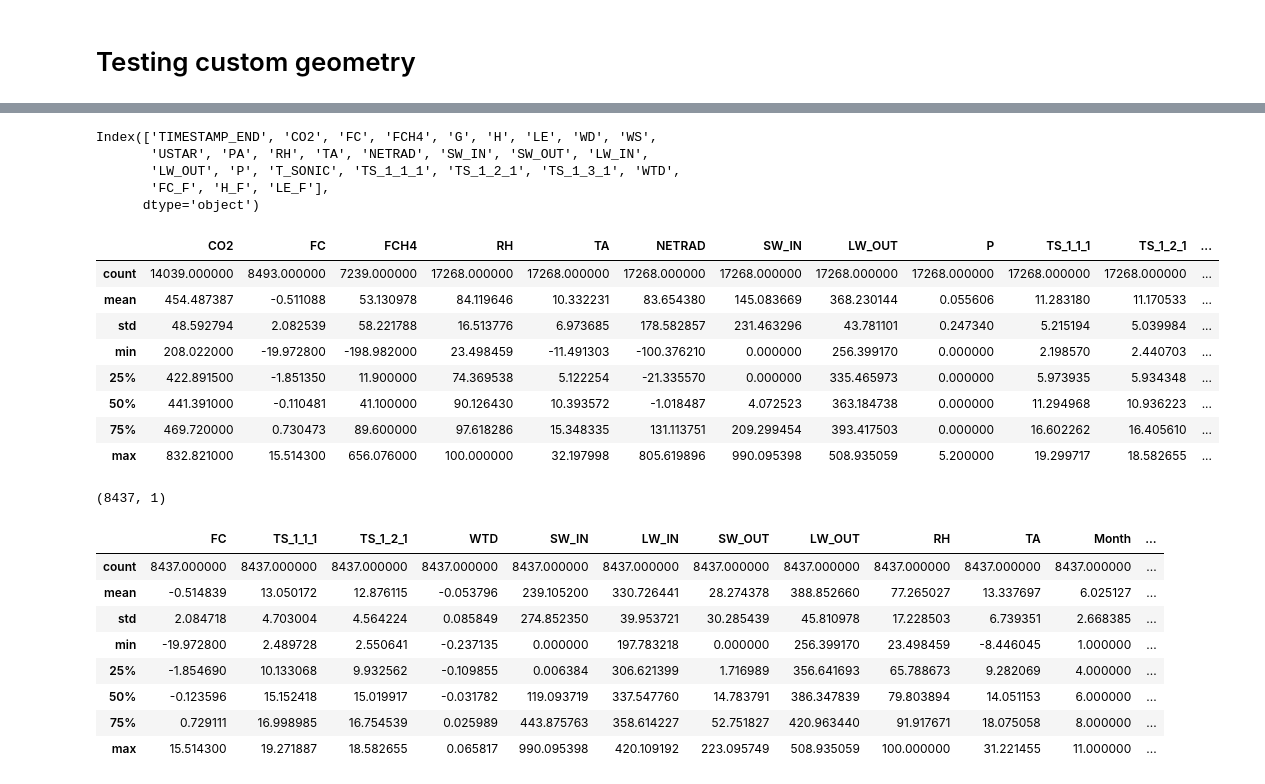
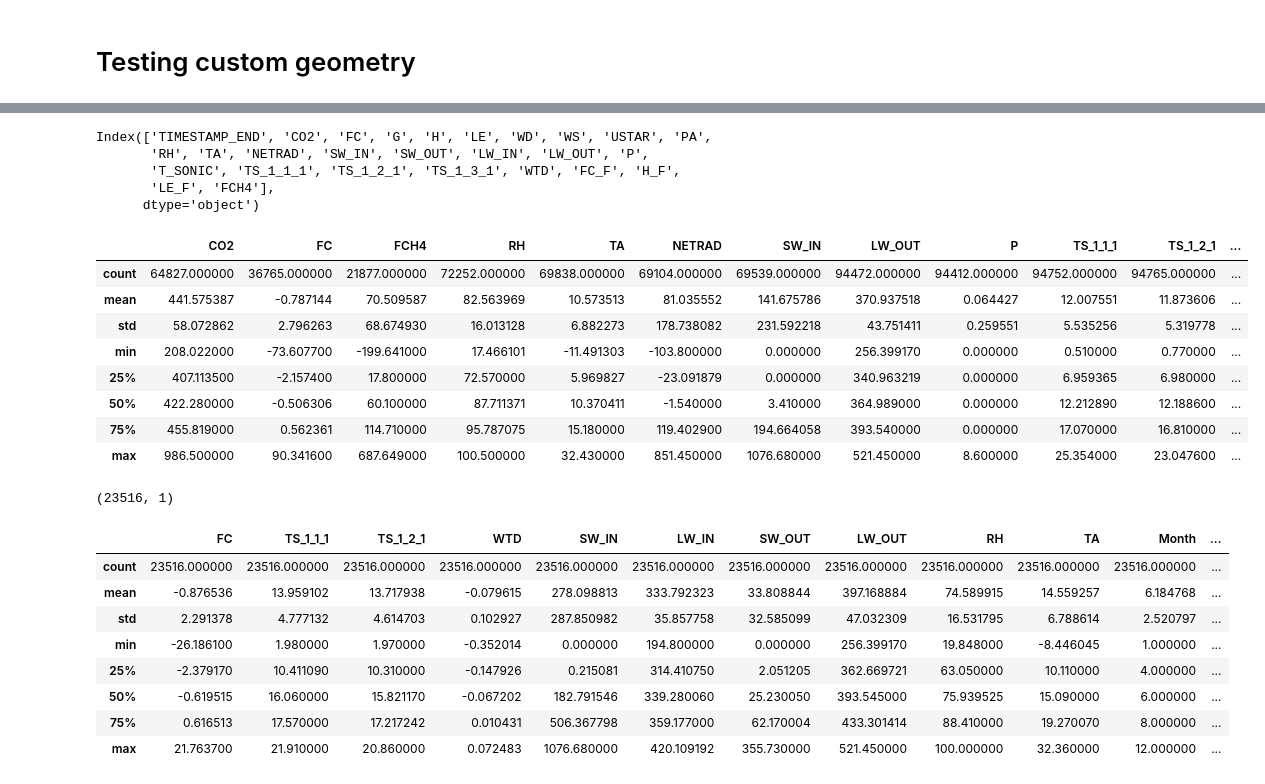
Before and after one commit to June-Skeeter/ML_Scripts, a Jupyter notebook: NN_Custom_Geometry.ipynb, the cells around one changed output, grey strips where cells are left out. Cells and saved outputs as stored; diff of their text form; code cells hidden in the pictures.

```diff
--- a/NN_Custom_Geometry.ipynb
+++ b/NN_Custom_Geometry.ipynb
@@ -12,43 +14,43 @@ from sklearn import metrics
 # %%
-Start,End = 19,20
+Start,End = 14,20
 for i in range(Start,End):
     i1,i2=str(i),str(i+1)
     if i < 18:
         V2 = '_V2'
     else:
         V2 = ''
     root_url = f"Data/CA-DBB_HH_20{i1}01010000_20{i2}01010000{V2}.csv"
     df = pd.read_csv(root_url,parse_dates=['TIMESTAMP_START'],na_values=-9999)
     df = df.set_index('TIMESTAMP_START')
     if i == Start:
         Data = df.copy()
     else:
         Data = pd.concat(
             [Data,df]
         )
 
 
 print(Data.columns)
 Data[['CO2', 'FC', 'FCH4', 'RH', 'TA', 'NETRAD', 'SW_IN', 'LW_OUT',
     'P', 'TS_1_1_1', 'TS_1_2_1', 'TS_1_3_1', 'WTD',
        ]].describe()
 # print(Data.loc[Data['USTAR']>.1,['FC','USTAR']].dropna().describe())
 # Data[['FC','USTAR']].dropna().describe()
 # %% [output]
-Index(['TIMESTAMP_END', 'CO2', 'FC', 'FCH4', 'G', 'H', 'LE', 'WD', 'WS',
-       'USTAR', 'PA', 'RH', 'TA', 'NETRAD', 'SW_IN', 'SW_OUT', 'LW_IN',
-       'LW_OUT', 'P', 'T_SONIC', 'TS_1_1_1', 'TS_1_2_1', 'TS_1_3_1', 'WTD',
-       'FC_F', 'H_F', 'LE_F'],
+Index(['TIMESTAMP_END', 'CO2', 'FC', 'G', 'H', 'LE', 'WD', 'WS', 'USTAR', 'PA',
+       'RH', 'TA', 'NETRAD', 'SW_IN', 'SW_OUT', 'LW_IN', 'LW_OUT', 'P',
+       'T_SONIC', 'TS_1_1_1', 'TS_1_2_1', 'TS_1_3_1', 'WTD', 'FC_F', 'H_F',
+       'LE_F', 'FCH4'],
       dtype='object')
 |  | CO2 | FC | FCH4 | RH | TA | NETRAD | SW_IN | LW_OUT | P | TS_1_1_1 | TS_1_2_1 | ... |
-| count | 14039.000000 | 8493.000000 | 7239.000000 | 17268.000000 | 17268.000000 | 17268.000000 | 17268.000000 | 17268.000000 | 17268.000000 | 17268.000000 | 17268.000000 | ... |
-| mean | 454.487387 | -0.511088 | 53.130978 | 84.119646 | 10.332231 | 83.654380 | 145.083669 | 368.230144 | 0.055606 | 11.283180 | 11.170533 | ... |
-| std | 48.592794 | 2.082539 | 58.221788 | 16.513776 | 6.973685 | 178.582857 | 231.463296 | 43.781101 | 0.247340 | 5.215194 | 5.039984 | ... |
-| min | 208.022000 | -19.972800 | -198.982000 | 23.498459 | -11.491303 | -100.376210 | 0.000000 | 256.399170 | 0.000000 | 2.198570 | 2.440703 | ... |
-| 25% | 422.891500 | -1.851350 | 11.900000 | 74.369538 | 5.122254 | -21.335570 | 0.000000 | 335.465973 | 0.000000 | 5.973935 | 5.934348 | ... |
-| 50% | 441.391000 | -0.110481 | 41.100000 | 90.126430 | 10.393572 | -1.018487 | 4.072523 | 363.184738 | 0.000000 | 11.294968 | 10.936223 | ... |
-| 75% | 469.720000 | 0.730473 | 89.600000 | 97.618286 | 15.348335 | 131.113751 | 209.299454 | 393.417503 | 0.000000 | 16.602262 | 16.405610 | ... |
-| max | 832.821000 | 15.514300 | 656.076000 | 100.000000 | 32.197998 | 805.619896 | 990.095398 | 508.935059 | 5.200000 | 19.299717 | 18.582655 | ... |
+| count | 64827.000000 | 36765.000000 | 21877.000000 | 72252.000000 | 69838.000000 | 69104.000000 | 69539.000000 | 94472.000000 | 94412.000000 | 94752.000000 | 94765.000000 | ... |
+| mean | 441.575387 | -0.787144 | 70.509587 | 82.563969 | 10.573513 | 81.035552 | 141.675786 | 370.937518 | 0.064427 | 12.007551 | 11.873606 | ... |
+| std | 58.072862 | 2.796263 | 68.674930 | 16.013128 | 6.882273 | 178.738082 | 231.592218 | 43.751411 | 0.259551 | 5.535256 | 5.319778 | ... |
+| min | 208.022000 | -73.607700 | -199.641000 | 17.466101 | -11.491303 | -103.800000 | 0.000000 | 256.399170 | 0.000000 | 0.510000 | 0.770000 | ... |
+| 25% | 407.113500 | -2.157400 | 17.800000 | 72.570000 | 5.969827 | -23.091879 | 0.000000 | 340.963219 | 0.000000 | 6.959365 | 6.980000 | ... |
+| 50% | 422.280000 | -0.506306 | 60.100000 | 87.711371 | 10.370411 | -1.540000 | 3.410000 | 364.989000 | 0.000000 | 12.212890 | 12.188600 | ... |
+| 75% | 455.819000 | 0.562361 | 114.710000 | 95.787075 | 15.180000 | 119.402900 | 194.664058 | 393.540000 | 0.000000 | 17.070000 | 16.810000 | ... |
+| max | 986.500000 | 90.341600 | 687.649000 | 100.500000 | 32.430000 | 851.450000 | 1076.680000 | 521.450000 | 8.600000 | 25.354000 | 23.047600 | ... |
 # %%
 def Calc_VPD(TA, RH):
     # Calculate vapour pressure (hPa)
@@ -74,16 +76,16 @@ y_train_NEE = Training_Data[['FC']].values
 print(y_train_NEE.shape)
 Training_Data.describe()
 # %% [output]
-(8437, 1)
+(23516, 1)
 |  | FC | TS_1_1_1 | TS_1_2_1 | WTD | SW_IN | LW_IN | SW_OUT | LW_OUT | RH | TA | Month | ... |
-| count | 8437.000000 | 8437.000000 | 8437.000000 | 8437.000000 | 8437.000000 | 8437.000000 | 8437.000000 | 8437.000000 | 8437.000000 | 8437.000000 | 8437.000000 | ... |
-| mean | -0.514839 | 13.050172 | 12.876115 | -0.053796 | 239.105200 | 330.726441 | 28.274378 | 388.852660 | 77.265027 | 13.337697 | 6.025127 | ... |
-| std | 2.084718 | 4.703004 | 4.564224 | 0.085849 | 274.852350 | 39.953721 | 30.285439 | 45.810978 | 17.228503 | 6.739351 | 2.668385 | ... |
-| min | -19.972800 | 2.489728 | 2.550641 | -0.237135 | 0.000000 | 197.783218 | 0.000000 | 256.399170 | 23.498459 | -8.446045 | 1.000000 | ... |
-| 25% | -1.854690 | 10.133068 | 9.932562 | -0.109855 | 0.006384 | 306.621399 | 1.716989 | 356.641693 | 65.788673 | 9.282069 | 4.000000 | ... |
-| 50% | -0.123596 | 15.152418 | 15.019917 | -0.031782 | 119.093719 | 337.547760 | 14.783791 | 386.347839 | 79.803894 | 14.051153 | 6.000000 | ... |
-| 75% | 0.729111 | 16.998985 | 16.754539 | 0.025989 | 443.875763 | 358.614227 | 52.751827 | 420.963440 | 91.917671 | 18.075058 | 8.000000 | ... |
-| max | 15.514300 | 19.271887 | 18.582655 | 0.065817 | 990.095398 | 420.109192 | 223.095749 | 508.935059 | 100.000000 | 31.221455 | 11.000000 | ... |
+| count | 23516.000000 | 23516.000000 | 23516.000000 | 23516.000000 | 23516.000000 | 23516.000000 | 23516.000000 | 23516.000000 | 23516.000000 | 23516.000000 | 23516.000000 | ... |
+| mean | -0.876536 | 13.959102 | 13.717938 | -0.079615 | 278.098813 | 333.792323 | 33.808844 | 397.168884 | 74.589915 | 14.559257 | 6.184768 | ... |
+| std | 2.291378 | 4.777132 | 4.614703 | 0.102927 | 287.850982 | 35.857758 | 32.585099 | 47.032309 | 16.531795 | 6.788614 | 2.520797 | ... |
+| min | -26.186100 | 1.980000 | 1.970000 | -0.352014 | 0.000000 | 194.800000 | 0.000000 | 256.399170 | 19.848000 | -8.446045 | 1.000000 | ... |
+| 25% | -2.379170 | 10.411090 | 10.310000 | -0.147926 | 0.215081 | 314.410750 | 2.051205 | 362.669721 | 63.050000 | 10.110000 | 4.000000 | ... |
+| 50% | -0.619515 | 16.060000 | 15.821170 | -0.067202 | 182.791546 | 339.280060 | 25.230050 | 393.545000 | 75.939525 | 15.090000 | 6.000000 | ... |
+| 75% | 0.616513 | 17.570000 | 17.217242 | 0.010431 | 506.367798 | 359.177000 | 62.170004 | 433.301414 | 88.410000 | 19.270070 | 8.000000 | ... |
+| max | 21.763700 | 21.910000 | 20.860000 | 0.072483 | 1076.680000 | 420.109192 | 355.730000 | 521.450000 | 100.000000 | 32.360000 | 12.000000 | ... |
 # %%
 def make_model(GPP_shape,ER_shape,hidden_nodes):
     input_layer_GPP = keras.layers.Input(GPP_shape)
```
Also changed, not shown: parts of 10 cells of this notebook, 4 other files.
